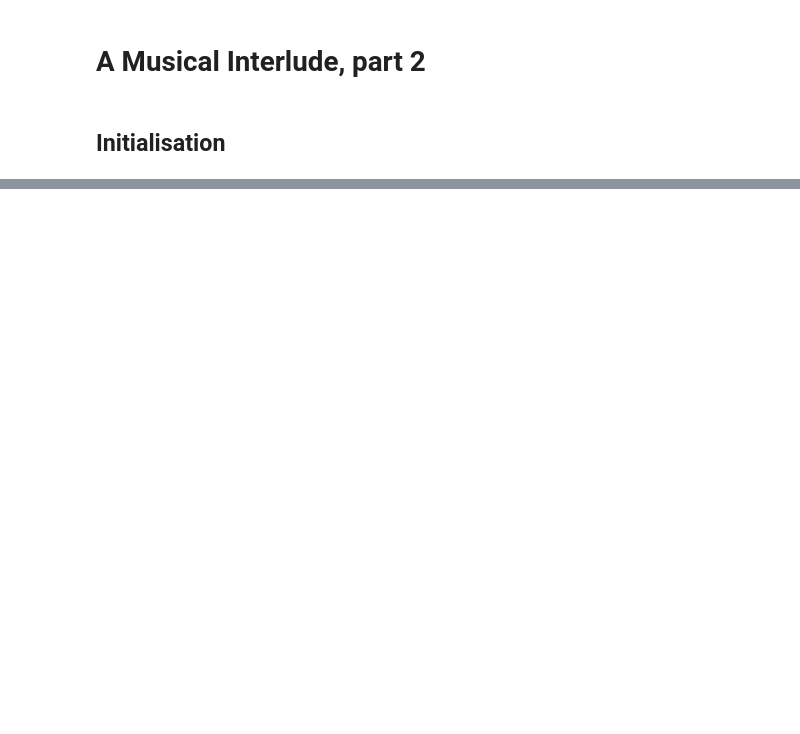
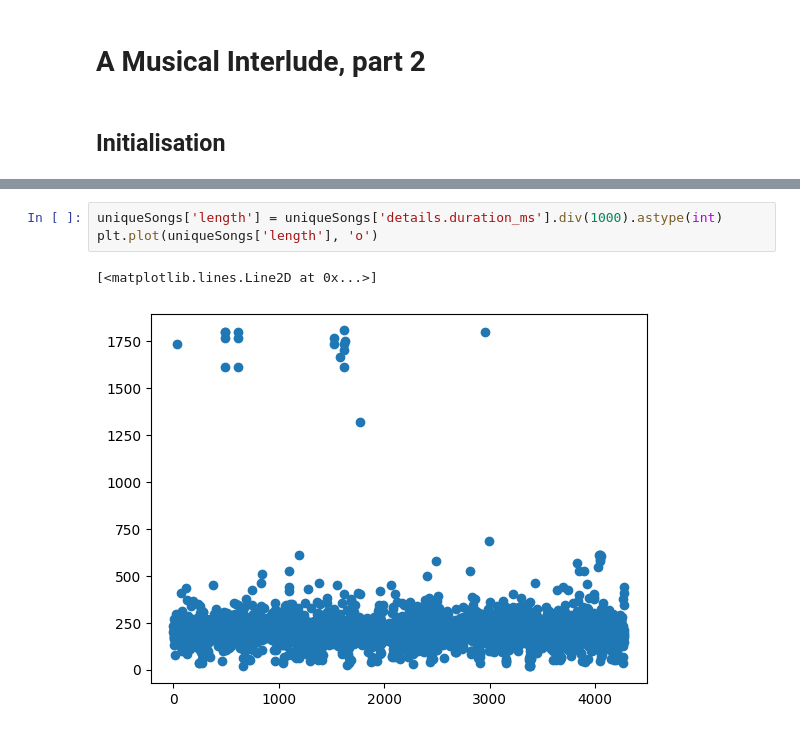
Before and after one commit to aeroniemi/sdpa-coursework, a Jupyter notebook: dataAnalytics/index2.ipynb, the cells around one changed output, grey strips where cells are left out. Saved outputs shown, nothing was run; the diff lists cells and outputs as text; blank space fills up the shorter version.

```diff
--- a/dataAnalytics/index2.ipynb
+++ b/dataAnalytics/index2.ipynb
@@ -46,0 +119,6 @@ First, let's explore the data:
+# %%
+uniqueSongs['length'] = uniqueSongs['details.duration_ms'].div(1000).astype(int)
+plt.plot(uniqueSongs['length'], 'o')
+# %% [output]
+[<matplotlib.lines.Line2D at 0x...>]
+[figure, added]
```
Also changed, not shown: parts of 26 cells of this notebook, 1 other file.
